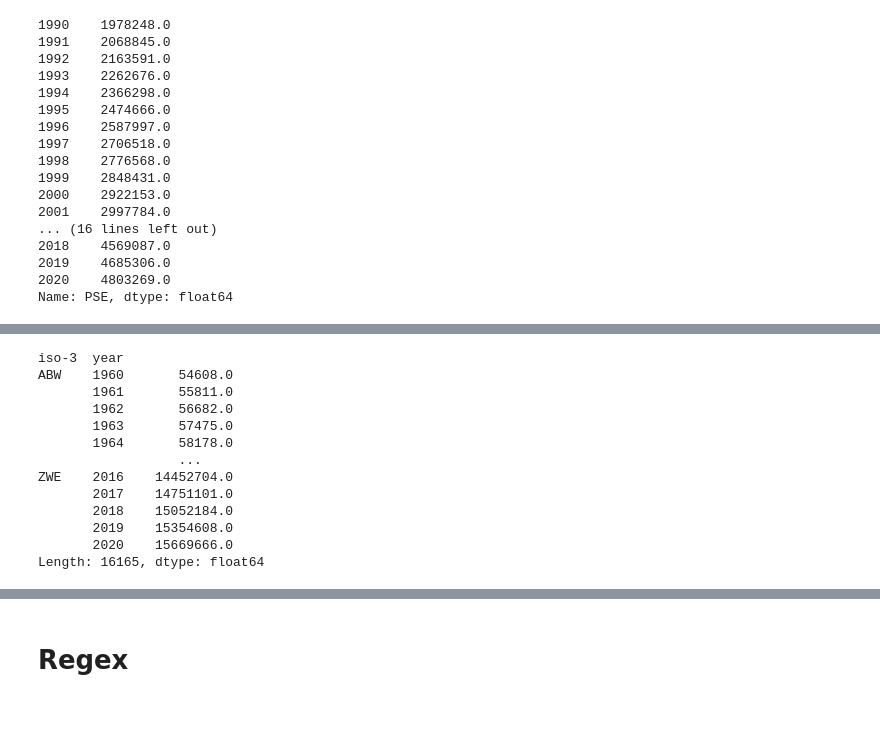
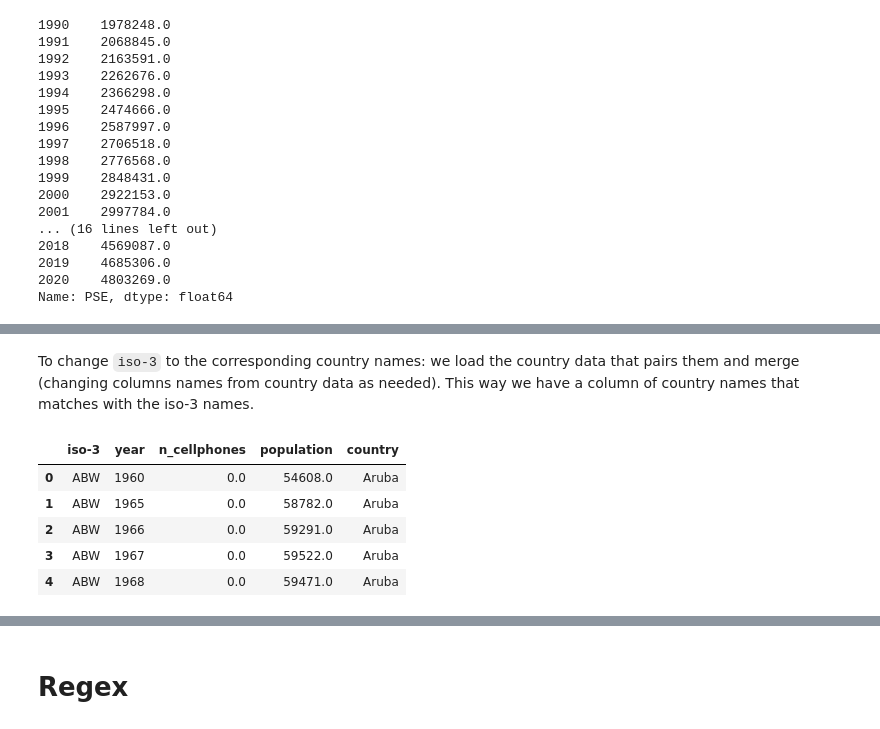
Before and after one commit to Schwankus/su-mt4007, a Jupyter notebook: HW4/HW4.ipynb, the cells around one changed output, grey strips where cells are left out. Drawn from its saved outputs; the diff is of its cells as text; code cells hidden in the pictures.

```diff
--- a/HW4/HW4.ipynb
+++ b/HW4/HW4.ipynb
@@ -123,0 +104,5 @@ pop = pop.drop(axis = 0, index = "INX").fillna(0)
+# %%
+# backfill 1988 and 1989
+pop["PSE"] = pop.loc[pop.index == "PSE"].squeeze().bfill(limit = 2)
+# Remove INX and fill NaNs of PSE
+pop = pop.drop(axis = 0, index = "INX").fillna(0)
@@ -127,19 +125,14 @@ pop.columns.name = "year"
-# %%
-pop.stack()
-# %% [output]
-iso-3  year
-ABW    1960       54608.0
-       1961       55811.0
-       1962       56682.0
-       1963       57475.0
-       1964       58178.0
-                  ...
-ZWE    2016    14452704.0
-       2017    14751101.0
-       2018    15052184.0
-       2019    15354608.0
-       2020    15669666.0
-Length: 16165, dtype: float64
+# %% [markdown]
+To change `iso-3` to the corresponding country names: we load the country data that pairs them and merge (changing columns names from country data as needed). This way we have a column of country names that matches with the iso-3 names.
 # %%
 count = pd.read_csv("https://raw.githubusercontent.com/su-mt4007/data/refs/heads/main/country_data.csv")[["name","alpha-3"]]
 count.rename(columns={"alpha-3":"iso-3","name":"country"}, inplace = 1)
+newdf = pd.merge(newdf,count)
+newdf.head()
+# %% [output]
+|  | iso-3 | year | n_cellphones | population | country |
+| 0 | ABW | 1960 | 0.0 | 54608.0 | Aruba |
+| 1 | ABW | 1965 | 0.0 | 58782.0 | Aruba |
+| 2 | ABW | 1966 | 0.0 | 59291.0 | Aruba |
+| 3 | ABW | 1967 | 0.0 | 59522.0 | Aruba |
+| 4 | ABW | 1968 | 0.0 | 59471.0 | Aruba |
```
Also changed, not shown: parts of 38 cells of this notebook, 1 other file.
